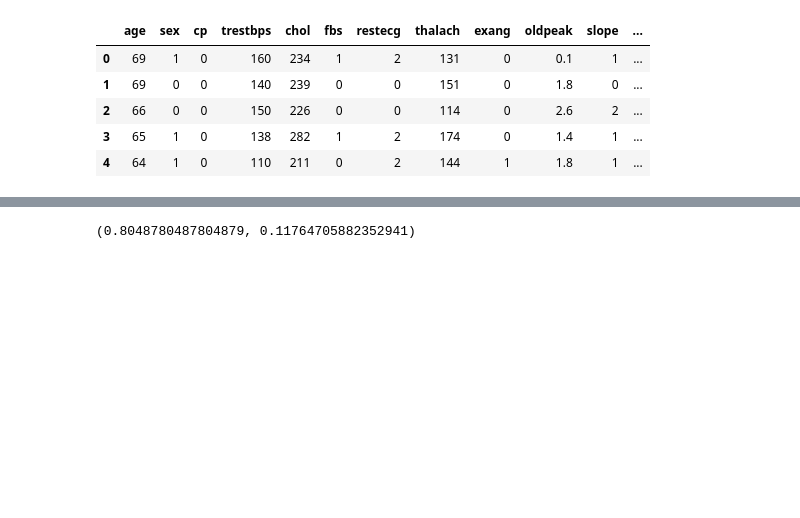
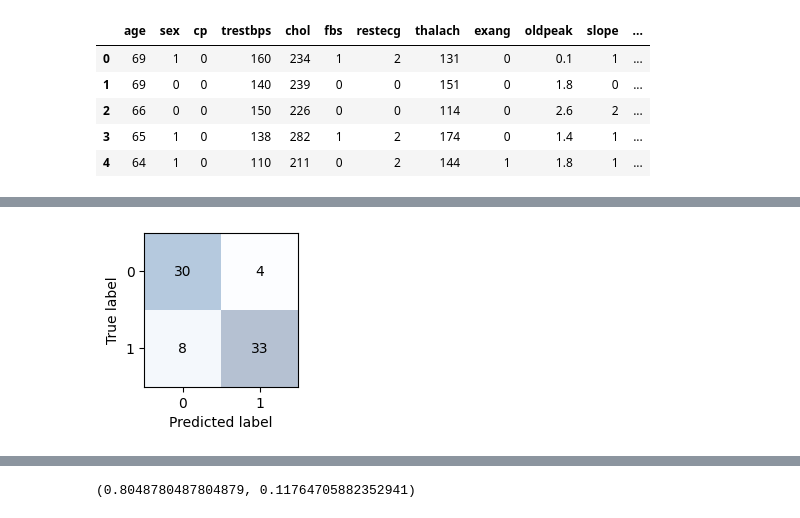
Before and after one commit to ve1nard/mlNotes, a Jupyter notebook: logisticRegression.ipynb, the cells around one changed output, grey strips where cells are left out. Saved outputs shown, nothing was run; the diff lists cells and outputs as text; code cells hidden in the pictures; blank space fills up the shorter version.

```diff
--- a/logisticRegression.ipynb
+++ b/logisticRegression.ipynb
@@ -191,0 +151,14 @@ The ideal—or perfect—ROC curve is characterized by a vertical segment from (
+# %%
+from sklearn.metrics import confusion_matrix
+confmat = confusion_matrix(y_true=y_test, y_pred=y_pred)
+fig, ax = plt.subplots(figsize=(2.0, 2.0))
+ax.matshow(confmat, cmap=plt.cm.Blues, alpha=0.3)
+for i in range(confmat.shape[0]):
+    for j in range(confmat.shape[1]):
+        ax.text(x=j, y=i, s=confmat[i, j], va='center', ha='center')
+ax.xaxis.set_ticks_position('bottom')
+ax.set_xlabel('Predicted label')
+ax.set_ylabel('True label')
+plt.show()
+# %% [output]
+[figure, added]
```
Also changed, not shown: parts of 5 cells of this notebook.
